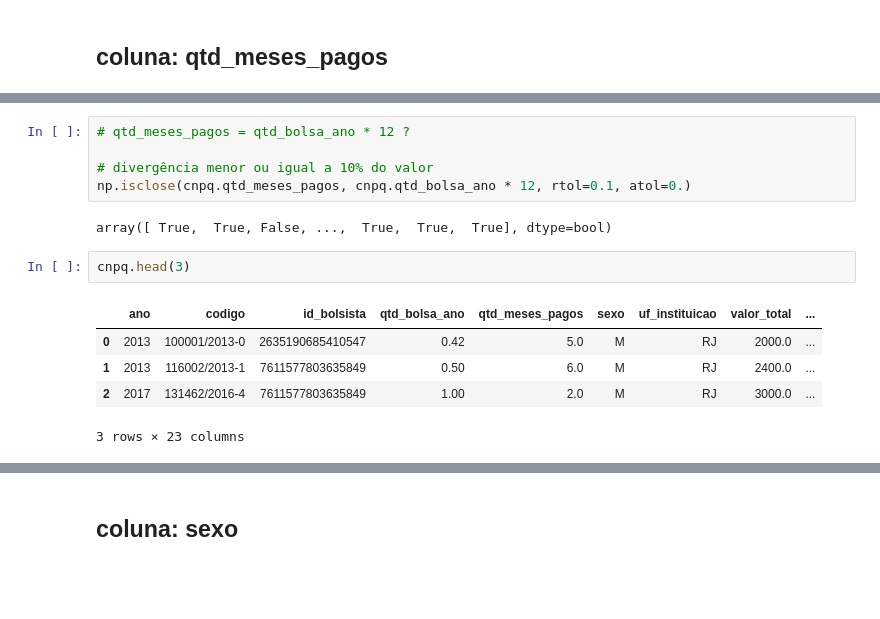
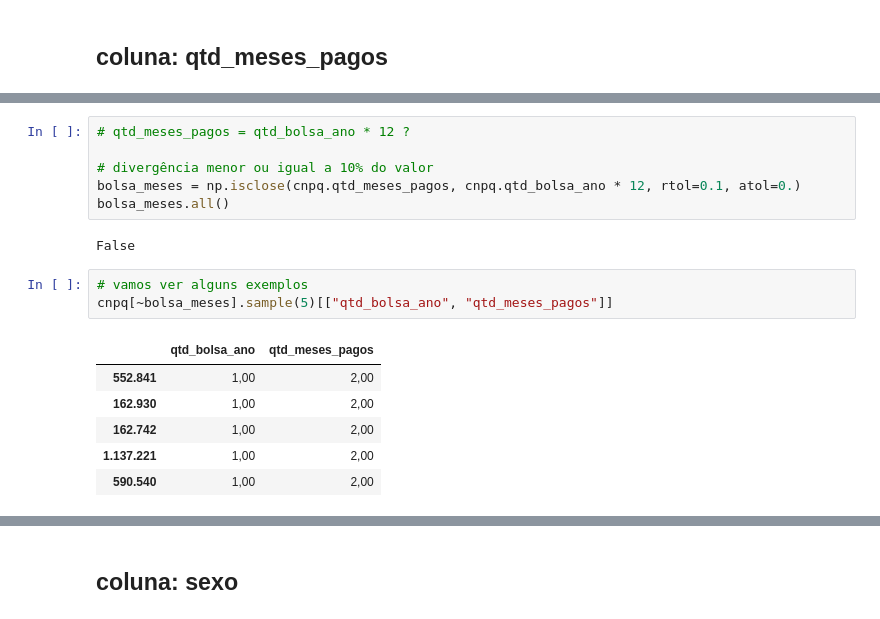
Before and after one commit to abevieiramota/course-python-data-analysis1, a Jupyter notebook: 04 - Analise/4.x - Bolsas CNPq.ipynb, the cells around one changed output, grey strips where cells are left out. Drawn from its saved outputs; the diff is of its cells as text; blank space fills up the shorter version.

```diff
--- a/04 - Analise/4.x - Bolsas CNPq.ipynb
+++ b/04 - Analise/4.x - Bolsas CNPq.ipynb
@@ -427,14 +450,17 @@ cnpq.qtd_meses_pagos.plot.hist(bins=20, logy=True)
 # qtd_meses_pagos = qtd_bolsa_ano * 12 ?
 
 # divergência menor ou igual a 10% do valor
-np.isclose(cnpq.qtd_meses_pagos, cnpq.qtd_bolsa_ano * 12, rtol=0.1, atol=0.)
+bolsa_meses = np.isclose(cnpq.qtd_meses_pagos, cnpq.qtd_bolsa_ano * 12, rtol=0.1, atol=0.)
+bolsa_meses.all()
 # %% [output]
-array([ True,  True, False, ...,  True,  True,  True], dtype=bool)
+False
-# %%
-cnpq.head(3)
-# %% [output]
-|  | ano | codigo | id_bolsista | qtd_bolsa_ano | qtd_meses_pagos | sexo | uf_instituicao | valor_total | ... |
-| 0 | 2013 | 100001/2013-0 | 2635190685410547 | 0.42 | 5.0 | M | RJ | 2000.0 | ... |
-| 1 | 2013 | 116002/2013-1 | 7611577803635849 | 0.50 | 6.0 | M | RJ | 2400.0 | ... |
-| 2 | 2017 | 131462/2016-4 | 7611577803635849 | 1.00 | 2.0 | M | RJ | 3000.0 | ... |
-3 rows × 23 columns
+# %%
+# vamos ver alguns exemplos
+cnpq[~bolsa_meses].sample(5)[["qtd_bolsa_ano", "qtd_meses_pagos"]]
+# %% [output]
+|  | qtd_bolsa_ano | qtd_meses_pagos |
+| 552.841 | 1,00 | 2,00 |
+| 162.930 | 1,00 | 2,00 |
+| 162.742 | 1,00 | 2,00 |
+| 1.137.221 | 1,00 | 2,00 |
+| 590.540 | 1,00 | 2,00 |
```
Also changed, not shown: parts of 88 cells of this notebook, 3 other files.
